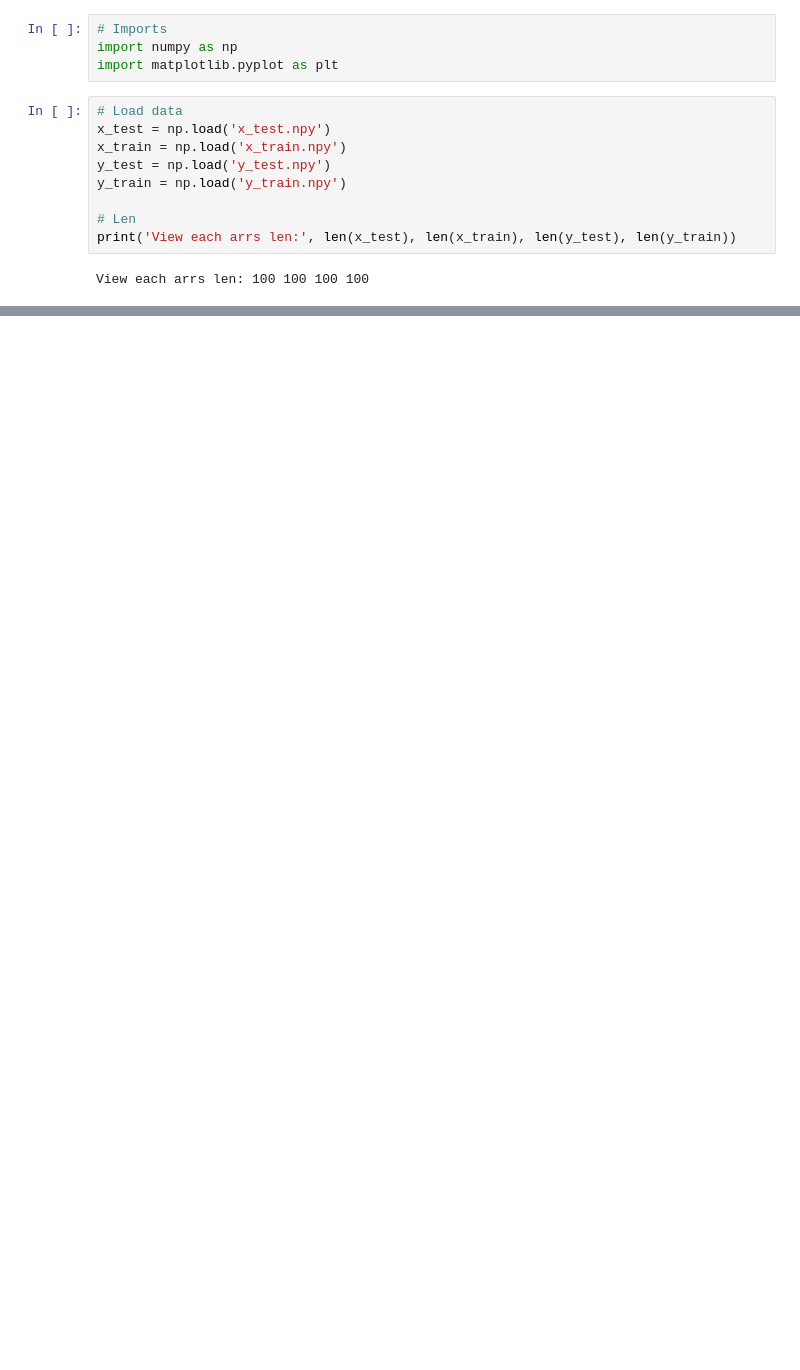
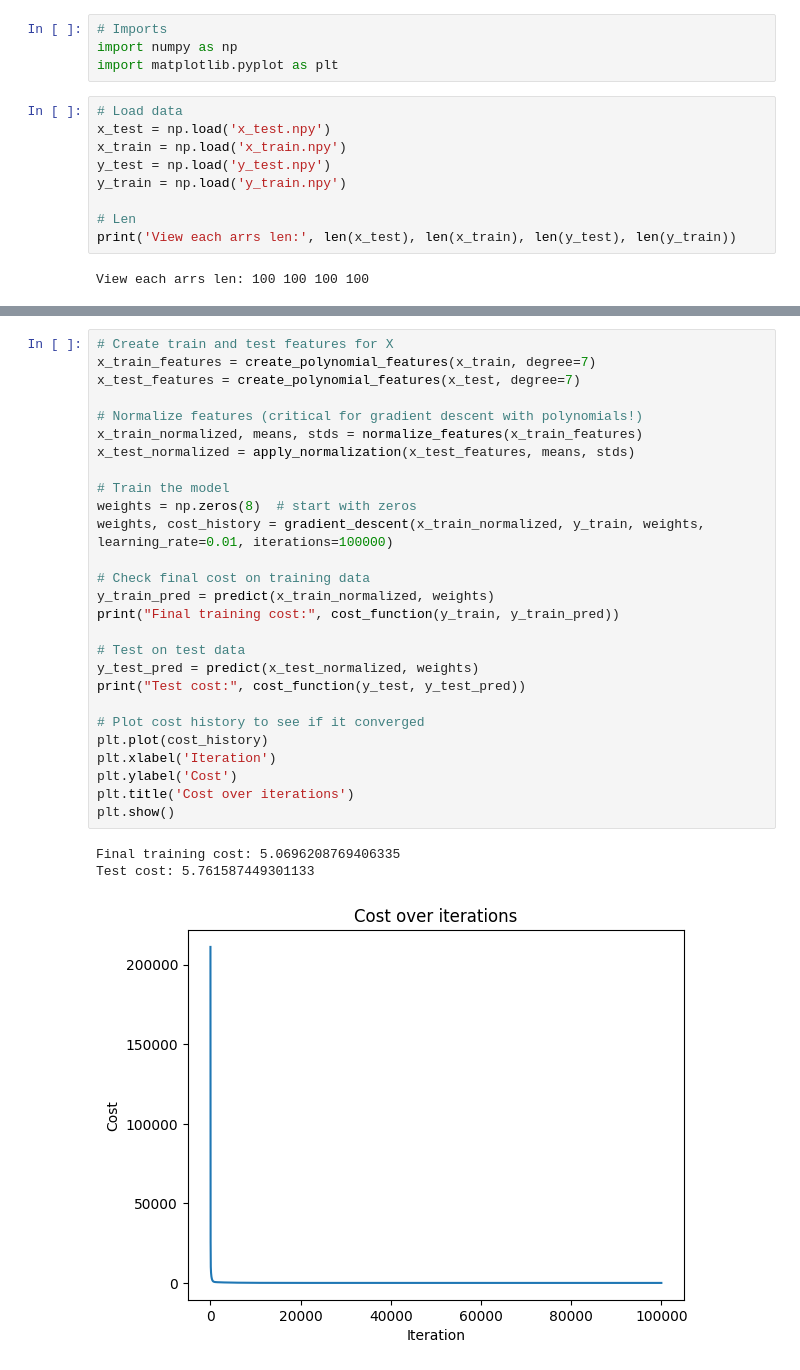
Before and after one commit to rameyyy/COMP-6630, a Jupyter notebook: Assignment 1/question1_solution.ipynb, the cells around one changed output, grey strips where cells are left out. Drawn from its saved outputs; the diff is of its cells as text; blank space fills up the shorter version.

```diff
--- a/Assignment 1/question1_solution.ipynb
+++ b/Assignment 1/question1_solution.ipynb
@@ -57,0 +121,31 @@ print(cost)
+# %%
+# Create train and test features for X
+x_train_features = create_polynomial_features(x_train, degree=7)
+x_test_features = create_polynomial_features(x_test, degree=7)
+
+# Normalize features (critical for gradient descent with polynomials!)
+x_train_normalized, means, stds = normalize_features(x_train_features)
+x_test_normalized = apply_normalization(x_test_features, means, stds)
+
+# Train the model
+weights = np.zeros(8)  # start with zeros
+weights, cost_history = gradient_descent(x_train_normalized, y_train, weights, learning_rate=0.01, iterations=100000)
+
+# Check final cost on training data
+y_train_pred = predict(x_train_normalized, weights)
+print("Final training cost:", cost_function(y_train, y_train_pred))
+
+# Test on test data
+y_test_pred = predict(x_test_normalized, weights)
+print("Test cost:", cost_function(y_test, y_test_pred))
+
+# Plot cost history to see if it converged
+plt.plot(cost_history)
+plt.xlabel('Iteration')
+plt.ylabel('Cost')
+plt.title('Cost over iterations')
+plt.show()
+# %% [output]
+Final training cost: 5.0696208769406335
+Test cost: 5.761587449301133
+[figure, added]
```
Also changed, not shown: parts of 14 cells of this notebook, 1 other file.
